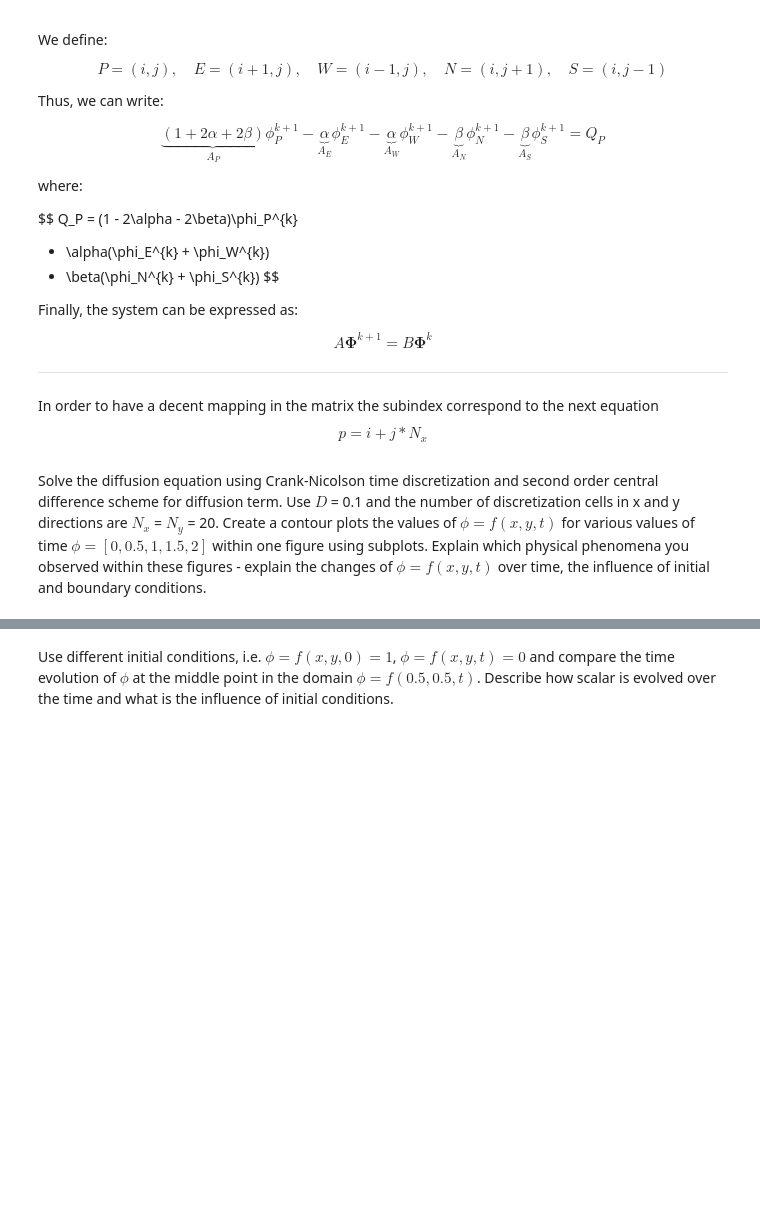
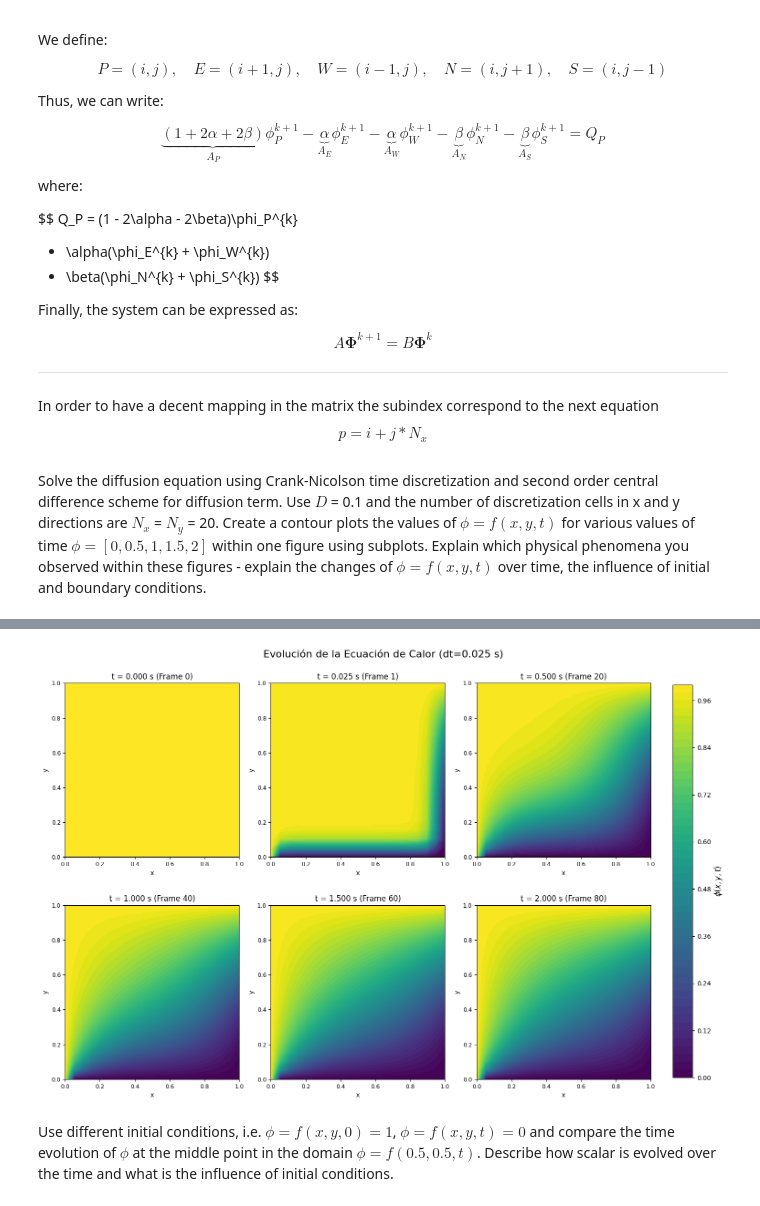
Before and after one commit to JuanGuerrero09/master-code, a Jupyter notebook: NumericalMethods/Second_Exercise/EX02_5329140.ipynb, the cells around one changed output, grey strips where cells are left out. Saved outputs shown, nothing was run; the diff lists cells and outputs as text; code cells hidden in the pictures; blank space fills up the shorter version.

```diff
--- a/NumericalMethods/Second_Exercise/EX02_5329140.ipynb
+++ b/NumericalMethods/Second_Exercise/EX02_5329140.ipynb
@@ -462,2 +466,70 @@ heat_equation_solver(20, 20, 0.025)
+# %%
+def graph_contour_plots(Nx: int, Ny: int, dt: float, snapshots: np.ndarray) -> None:
+
+    # Creamos malla física simple en [0,1]x[0,1]
+    x = np.linspace(0, 1, Nx)
+    y = np.linspace(0, 1, Ny)
+    X, Y = np.meshgrid(x, y)
+
+    # snapshots: (n_frames, Ny, Nx)
+    n_frames = snapshots.shape[0]
+
+    # steps t = [0,0.5,1,1.5,2]
+
+    steps = [0, 1, 20, 40, 60, 80]
+
+    vmin = np.min(snapshots)
+    vmax = np.max(snapshots)
+
+    fig, axes = plt.subplots(nrows=2, ncols=3, figsize=(15, 10), constrained_layout=True)
+
+    # flatten to iterate easily
+
+    axes_flat = axes.flatten()
+
+    plot_cf = None # Para almacenar el último objeto de colorbar
+
+    for i, step in enumerate(steps):
+        current_data = snapshots[step]
+        ax = axes_flat[i]
+
+        plot_cf = ax.contourf(
+            X, Y, current_data,
+            levels=50,
+            cmap="viridis",
+            vmin=vmin,
+            vmax=vmax
+        )
+
+        current_time = step * dt
+
+        ax.set_xlabel("x", fontsize=10)
+        ax.set_ylabel("y", fontsize=10)
+        ax.set_title(f"t = {current_time:.3f} s (Frame {step})", fontsize=12)
+        ax.set_aspect("equal", adjustable="box")
+        ax.tick_params(labelsize=9)
+
+        # Se añade una sola barra de color para todos los subplots
+    if plot_cf:
+        cbar = fig.colorbar(
+            plot_cf,
+            ax=axes.ravel().tolist(), # Añadir la colorbar a todos los ejes
+            orientation='vertical',
+            shrink=0.9, # Ajustar el tamaño si es necesario
+            pad=0.03 # Espacio entre los subplots y la colorbar
+        )
+        cbar.set_label(r"$\phi(x, y, t)$", fontsize=12)
+        cbar.ax.tick_params(labelsize=10)
+
+    # Ocultar cualquier subplot extra si selected_indices fuera menor que 6 (aunque lo fijamos en 6)
+    for j in range(len(steps), len(axes_flat)):
+        fig.delaxes(axes_flat[j])
+
+    plt.suptitle(f"Evolución de la Ecuación de Calor (dt={dt} s)", fontsize=16)
+    plt.show()
+
+graph_contour_plots(20, 20, 0.025, results)
+# %% [output]
+[figure, added]
 # %% [markdown]
 Use different initial conditions, i.e. $\phi = f(x, y, 0) = 1$, $\phi = f(x, y, t) = 0$ and compare the time  evolution of $\phi$ at the middle point in the domain $\phi = f(0.5, 0.5, t)$. Describe how scalar is  evolved over the time and what is the influence of initial conditions.
```
Also changed, not shown: parts of 11 cells of this notebook, 2 other files.
